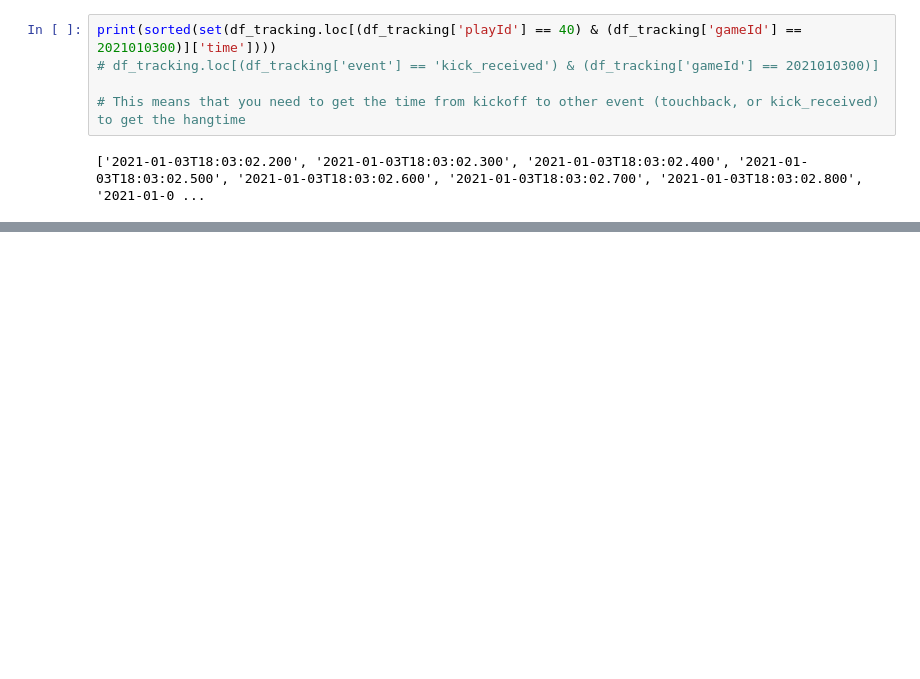
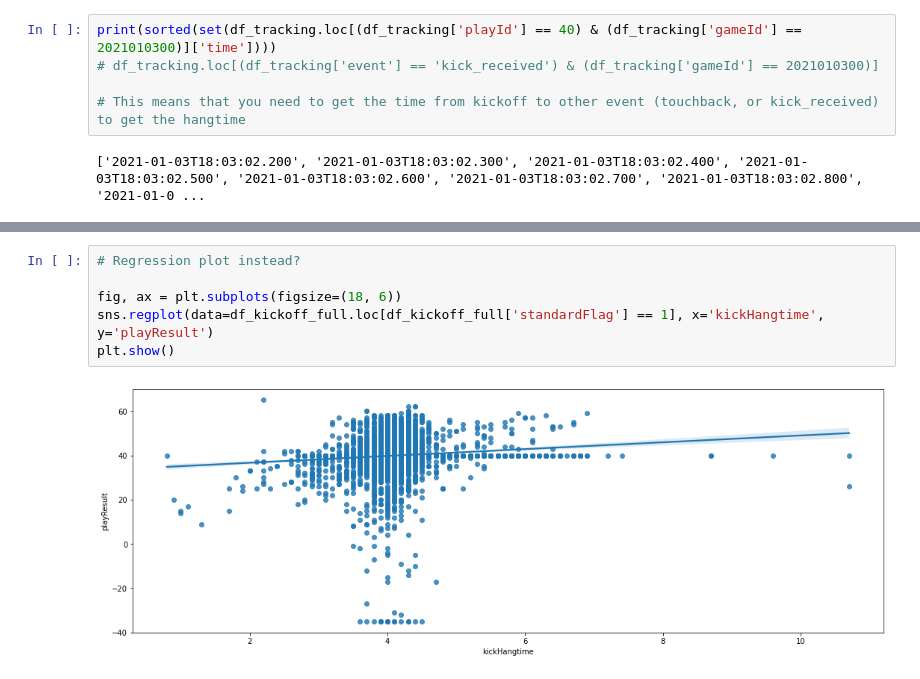
Before and after one commit to aj-ai/nfl_big_data_bowl_2022, a Jupyter notebook: eda.ipynb, the cells around one changed output, grey strips where cells are left out. Cells and saved outputs as stored; diff of their text form; blank space fills up the shorter version.

```diff
--- a/eda.ipynb
+++ b/eda.ipynb
@@ -233,0 +267,8 @@ test
+# %%
+# Regression plot instead?
+
+fig, ax = plt.subplots(figsize=(18, 6))
+sns.regplot(data=df_kickoff_full.loc[df_kickoff_full['standardFlag'] == 1], x='kickHangtime', y='playResult')
+plt.show()
+# %% [output]
+[figure, added]
```
Also changed, not shown: parts of 12 cells of this notebook.
